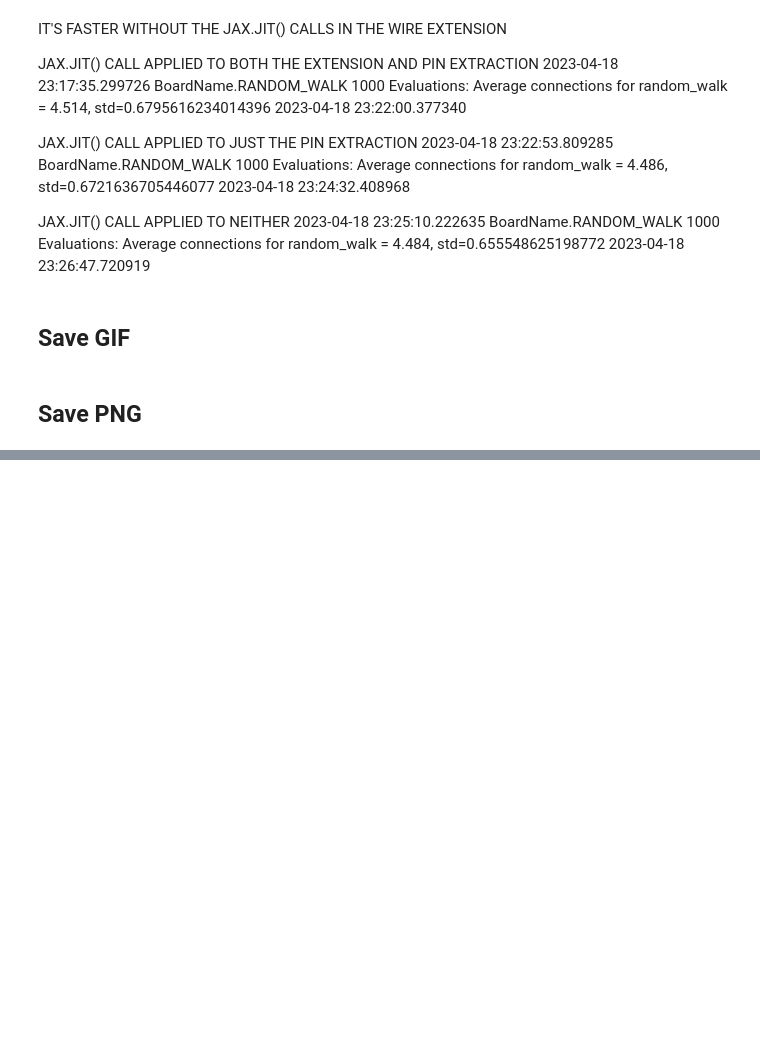
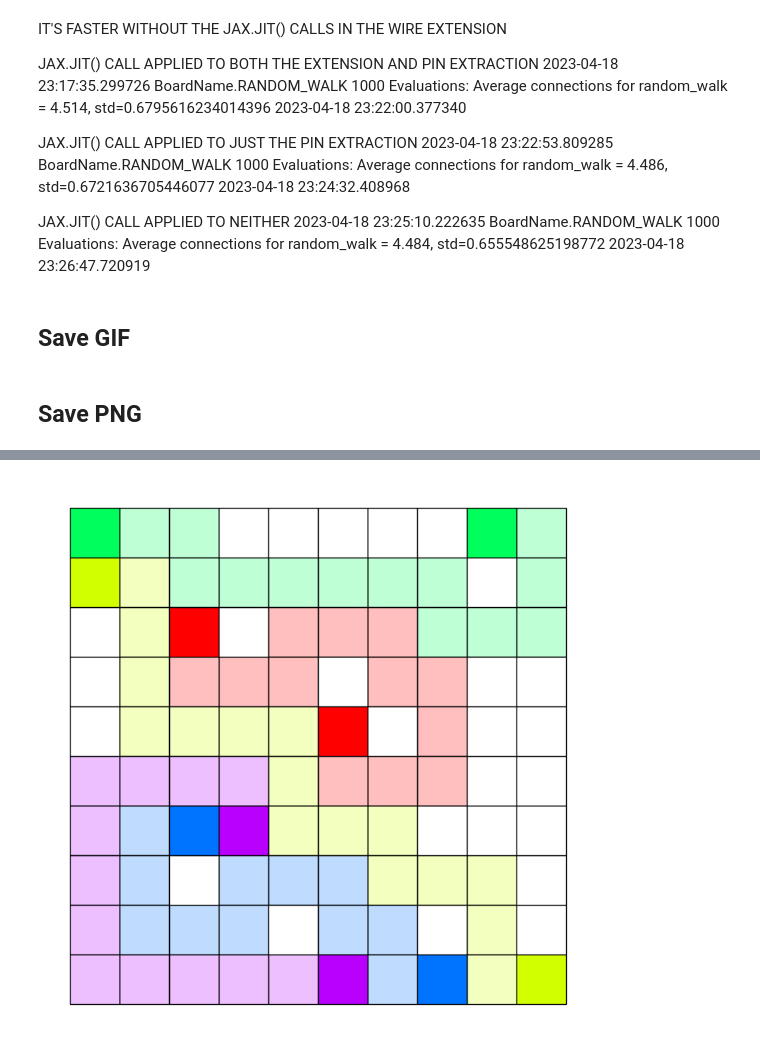
Before and after one commit to mwolinska/Routing-Board-Generation, a Jupyter notebook: testbed.ipynb, the cells around one changed output, grey strips where cells are left out. Saved outputs shown, nothing was run; the diff lists cells and outputs as text; code cells hidden in the pictures; blank space fills up the shorter version.

```diff
--- a/testbed.ipynb
+++ b/testbed.ipynb
@@ -1229,0 +1250,12 @@ num_agents = 5 5
+# %%
+import matplotlib.pyplot as plt
+%matplotlib inline
+
+#env.render(states[-1])
+solved_board = solved_boards[1]
+solved_board = solved_board - (((solved_board %3)==0) & (solved_board!=0))
+state.grid = solved_board
+env.render(state)
+#plt.savefig("/home/randy/Downloads/randomseed_randomness050.png", dpi=300)
+# %% [output]
+[figure, added]
```
Also changed, not shown: parts of 13 cells of this notebook, 1 other file.
